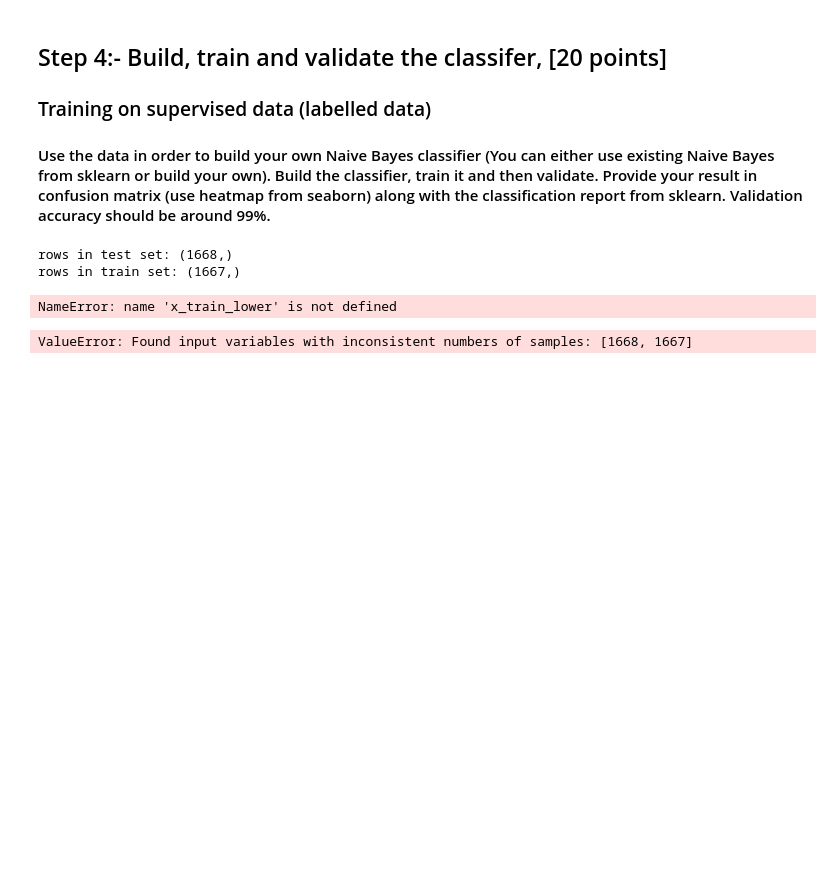
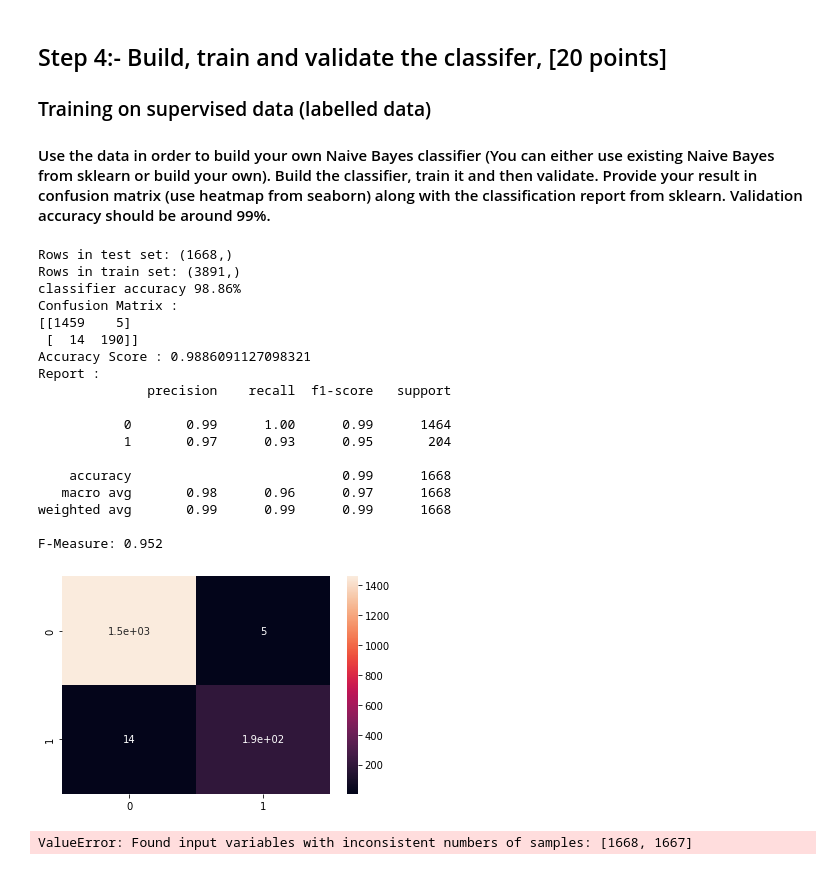
Before and after one commit to natalialqp/Machine-Learning, a Jupyter notebook: HW2/ML_NAME_211004.ipynb, the cells around one changed output. Cells and saved outputs as stored; diff of their text form; code cells hidden in the pictures; blank space fills up the shorter version.

Commit message:
train

```diff
--- a/HW2/ML_NAME_211004.ipynb
+++ b/HW2/ML_NAME_211004.ipynb
@@ -122,36 +127,58 @@ Text(0.5, 1.0, 'Number of ham and spam')
 
 #### Use the data in order to build your own Naive Bayes classifier (You can either use existing Naive Bayes from sklearn or build your own). Build the classifier, train it and then validate. Provide your result in confusion matrix (use heatmap from seaborn) along with the classification report from sklearn. Validation accuracy should be around 99%.
 # %%
-# Build, train and validate the classifier,
-df_spam  = net[net.type=='spam']
-df_ham  = net[net.type=='ham']
 
-spam_list = df_spam['text'].tolist()
-filtered_spam = []
-for i in spam_list:
-    for j in i:
-        filtered_spam.append(j.lower())
+def Training_on_supervised_data(net):
+    net['type'] = net['type'].apply(lambda x: 1 if x == 'spam' else 0)
+    x_train, x_test, y_train, y_test = train_test_split(net['text'], net['type'], test_size = 0.3, random_state = 0)
 
-net['type'] = net['type'].apply(lambda x: 1 if x == 'spam' else 0)
-x_train, x_test, y_train, y_test = train_test_split(net['text'], net['type'], test_size = 0.3,train_size = 0.3, random_state = 0)
+    print('Rows in test set: ' + str(x_test.shape))
+    print('Rows in train set: ' + str(x_train.shape))
 
-print('rows in test set: ' + str(x_test.shape))
-print('rows in train set: ' + str(x_train.shape))
+    document_train = [''.join(str(item)) for item in x_train]
+    document_test = [''.join(str(item)) for item in x_test]
 
+    vectorizer = CountVectorizer()
+    features_train_transformed = vectorizer.fit_transform(document_train) #gives tf idf vector for x_train
+    features_test_transformed  = vectorizer.transform(document_test) #gives tf idf vector for x_test
 
-lst = x_train.tolist()
-vectorizer = TfidfVectorizer(input= lst, lowercase=True, stop_words='english')
+    classifier = MultinomialNB()
+    classifier.fit(features_train_transformed, y_train)
+    print("classifier accuracy {:.2f}%".format(classifier.score(features_test_transformed, y_test) * 100))
 
-features_train_transformed = vectorizer.fit_transform(x_train_lower) #gives tf idf vector for x_train
-features_test_transformed  = vectorizer.transform(x_test_lower) #gives tf idf vector for x_test
+    predicted = classifier.predict(features_test_transformed)
+    actual = y_test.tolist()
+    results = confusion_matrix(actual, predicted)
+    print('Confusion Matrix :')
+    print(results)
+    print ('Accuracy Score :',accuracy_score(actual, predicted))
+    print ('Report : ')
+    print (classification_report(actual, predicted) )
+    score_2 = f1_score(actual, predicted, average = 'binary')
+    print('F-Measure: %.3f' % score_2)
+    sns.heatmap(results, annot=True)
 
-classifier = MultinomialNB()
-classifier.fit(features_train_transformed, y_train)
-print("classifier accuracy {:.2f}%".format(classifier.score(features_test_transformed, y_test) * 100))
+Training_on_supervised_data(net)
 # %% [output]
-rows in test set: (1668,)
-rows in train set: (1667,)
+Rows in test set: (1668,)
+Rows in train set: (3891,)
+classifier accuracy 98.86%
+Confusion Matrix :
+[[1459    5]
+ [  14  190]]
+Accuracy Score : 0.9886091127098321
+Report :
+              precision    recall  f1-score   support
+
+           0       0.99      1.00      0.99      1464
+           1       0.97      0.93      0.95       204
+
+    accuracy                           0.99      1668
+   macro avg       0.98      0.96      0.97      1668
+weighted avg       0.99      0.99      0.99      1668
+
+F-Measure: 0.952
-NameError: name 'x_train_lower' is not defined
+[figure, added]
 # %%
 '''
 #################### draft Sandrine
```
Also changed, not shown: parts of 5 cells of this notebook.
